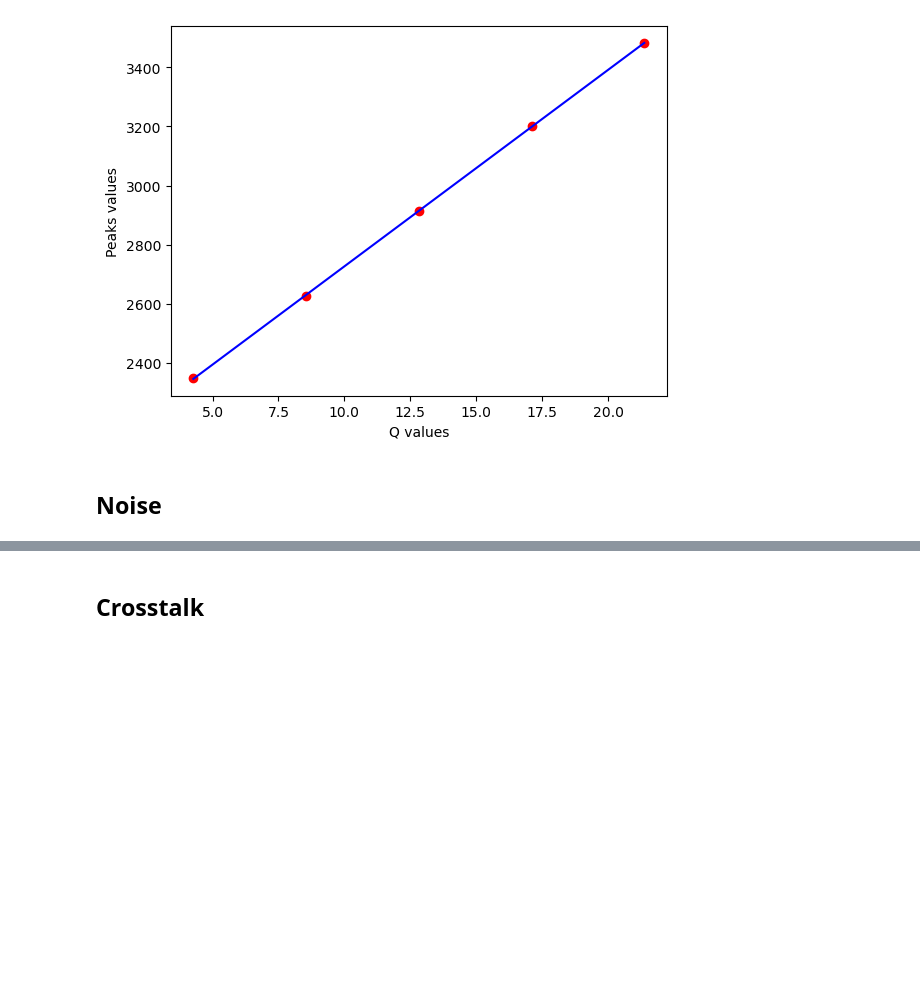
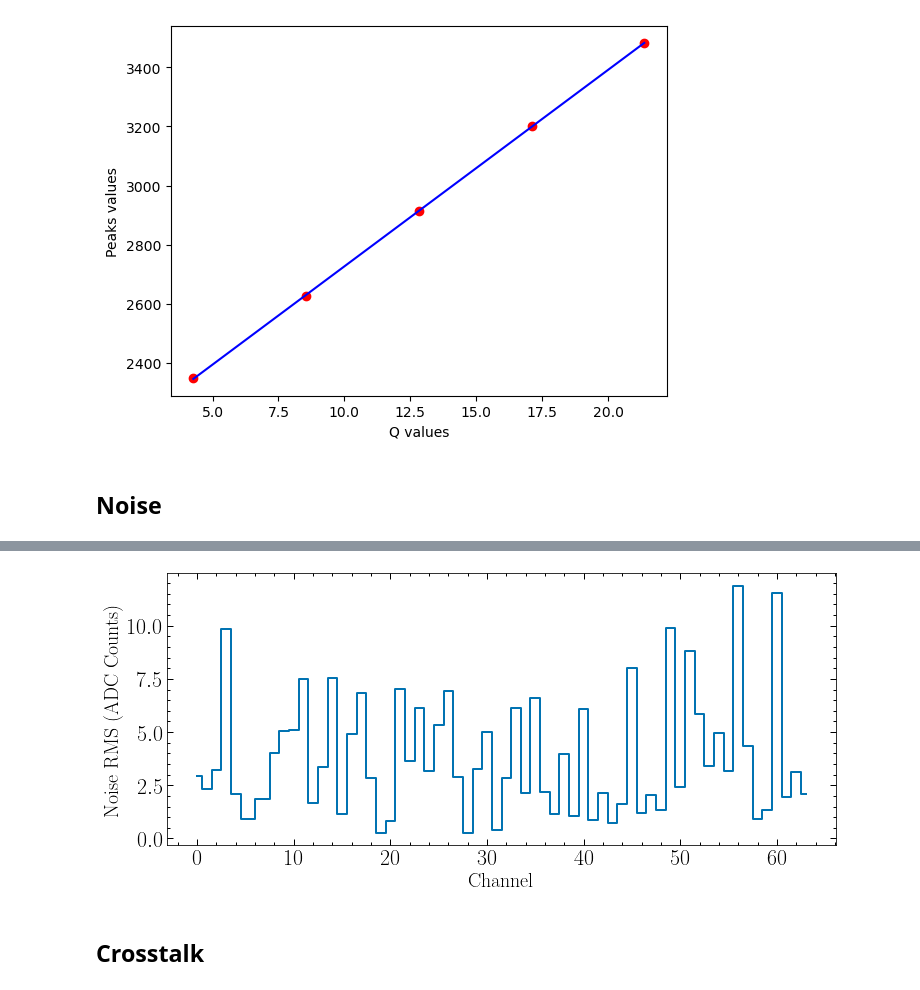
Before and after one commit to svanikt/GRAMS, a Jupyter notebook: pGRAMS Readout Analysis.ipynb, the cells around one changed output, grey strips where cells are left out. Cells and saved outputs as stored; diff of their text form; code cells hidden in the pictures; blank space fills up the shorter version.

```diff
--- a/pGRAMS Readout Analysis.ipynb
+++ b/pGRAMS Readout Analysis.ipynb
@@ -444,3 +427,20 @@ plt.show()
+# %%
+channels = [key for key in counts.keys()]
+noise_rms = []
+for ch in channels:
+    mean = np.mean(counts[ch])
+    squared_diffs = (counts[ch] - 2048) ** 2
+    mean_squared_diff = np.mean(squared_diffs)
+    noise_rms.append(np.sqrt(mean_squared_diff))
+
+
+plt.figure(figsize=[12,5])
+plt.step(channels, noise_rms, color=colors[0], where='mid')
+plt.xlabel('Channel', fontsize=20)
+plt.ylabel('Noise RMS (ADC Counts)', fontsize=20)
+plt.show()
+# %% [output]
+[figure, added]
 # %% [markdown]
 ## Crosstalk
 # %%
```
Also changed, not shown: parts of 22 cells of this notebook.
